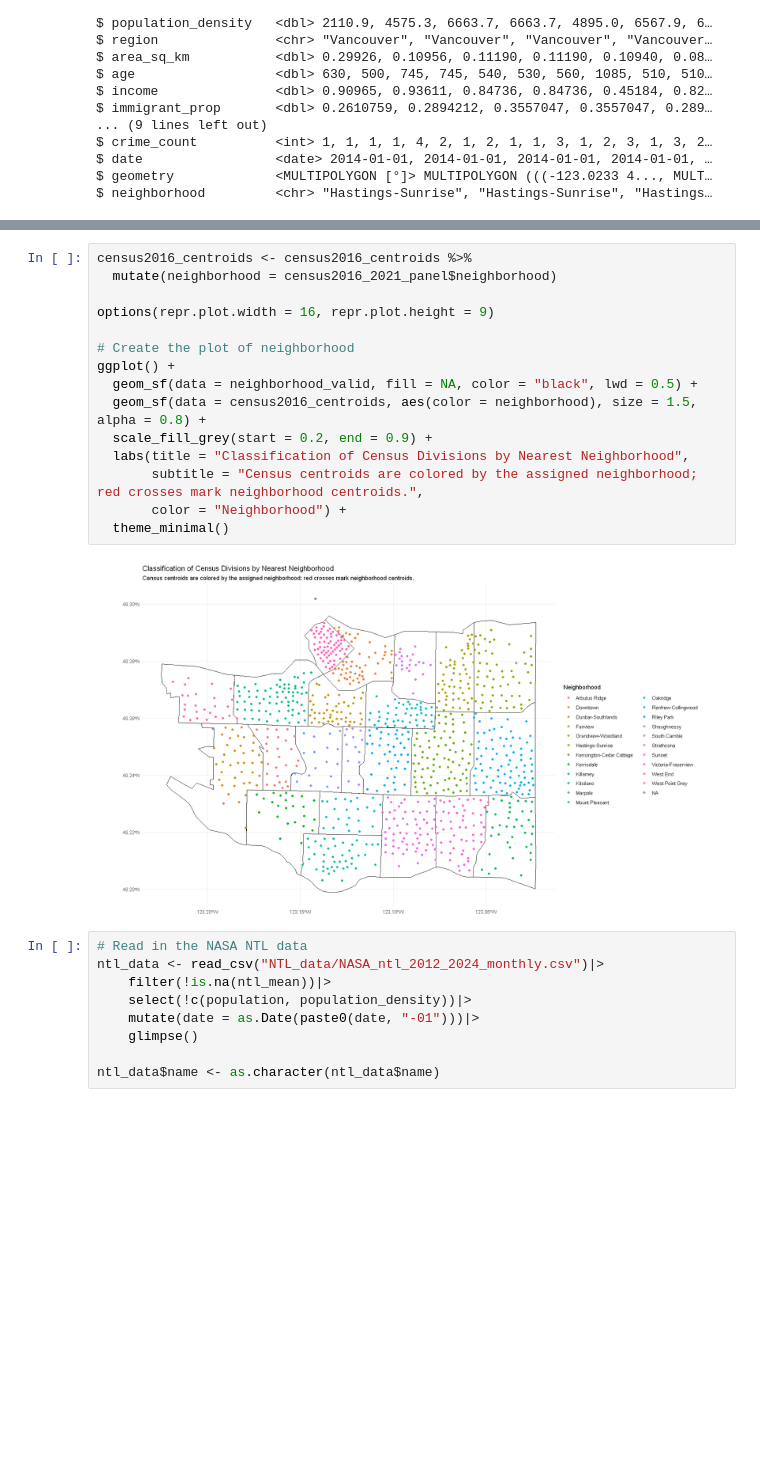
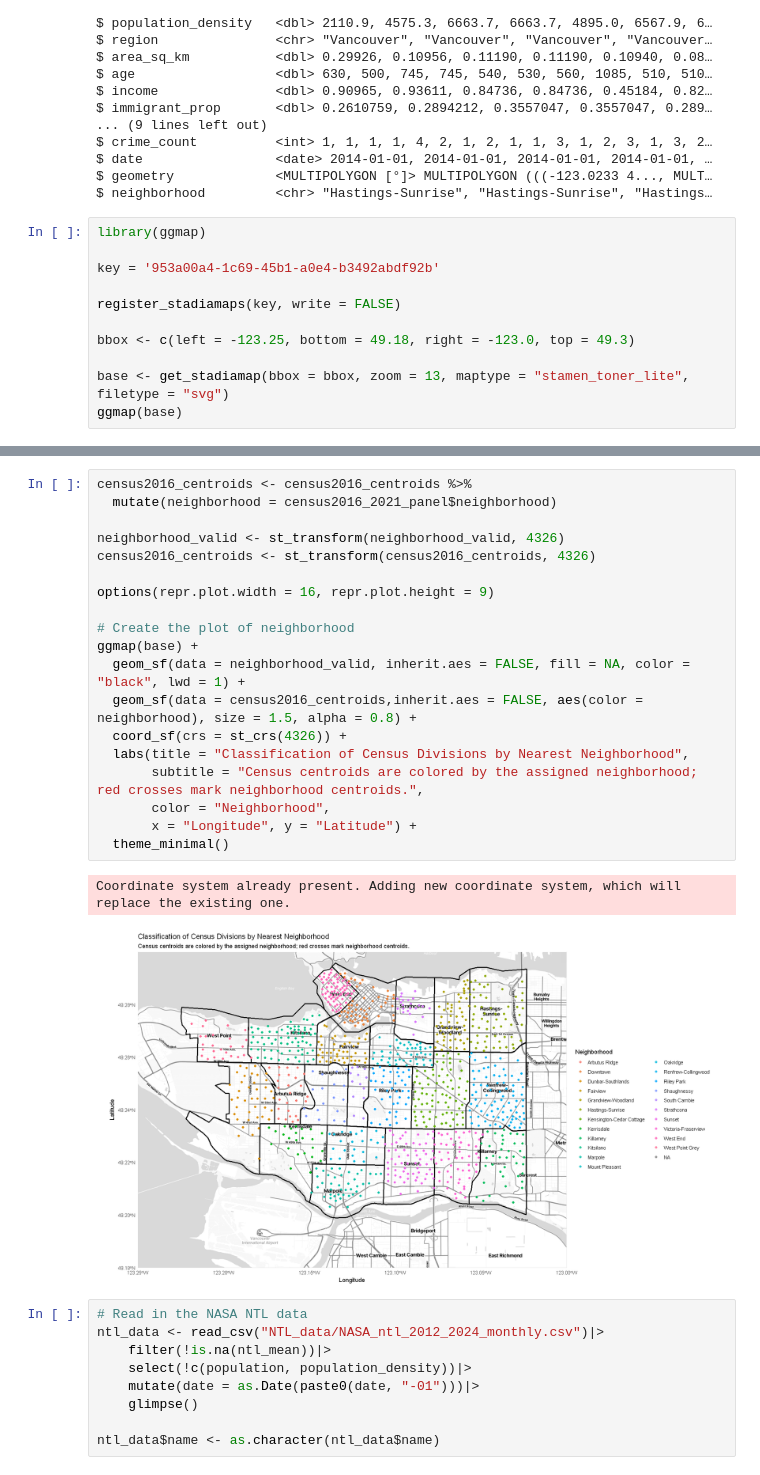
Before and after one commit to Irene-Berezin/econ_398_project, a Jupyter notebook: project_workbook.ipynb, the cells around one changed output, grey strips where cells are left out. Saved outputs shown, nothing was run; the diff lists cells and outputs as text; blank space fills up the shorter version.

```diff
--- a/project_workbook.ipynb
+++ b/project_workbook.ipynb
@@ -304,3 +310,14 @@ $ crime_count          <int> 1, 1, 1, 1, 4, 2, 1, 2, 1, 1, 3, 1, 2, 3, 1, 3, 2
 $ date                 <date> 2014-01-01, 2014-01-01, 2014-01-01, 2014-01-01, …
 $ geometry             <MULTIPOLYGON [°]> MULTIPOLYGON (((-123.0233 4..., MULT…
 $ neighborhood         <chr> "Hastings-Sunrise", "Hastings-Sunrise", "Hastings…
+# %%
+library(ggmap)
+
+key = '953a00a4-1c69-45b1-a0e4-b3492abdf92b'
+
+register_stadiamaps(key, write = FALSE)
+
+bbox <- c(left = -123.25, bottom = 49.18, right = -123.0, top = 49.3)
+
+base <- get_stadiamap(bbox = bbox, zoom = 13, maptype = "stamen_toner_lite", filetype = "svg")
+ggmap(base)
@@ -307,20 +329,26 @@ $ neighborhood         <chr> "Hastings-Sunrise", "Hastings-Sunrise", "Hastings
 # %%
 census2016_centroids <- census2016_centroids %>%
   mutate(neighborhood = census2016_2021_panel$neighborhood)
 
+neighborhood_valid <- st_transform(neighborhood_valid, 4326)
+census2016_centroids <- st_transform(census2016_centroids, 4326)
+
 options(repr.plot.width = 16, repr.plot.height = 9)
 
 # Create the plot of neighborhood
-ggplot() +
-  geom_sf(data = neighborhood_valid, fill = NA, color = "black", lwd = 0.5) +
-  geom_sf(data = census2016_centroids, aes(color = neighborhood), size = 1.5, alpha = 0.8) +
-  scale_fill_grey(start = 0.2, end = 0.9) +
+ggmap(base) +
+  geom_sf(data = neighborhood_valid, inherit.aes = FALSE, fill = NA, color = "black", lwd = 1) +
+  geom_sf(data = census2016_centroids,inherit.aes = FALSE, aes(color = neighborhood), size = 1.5, alpha = 0.8) +
+  coord_sf(crs = st_crs(4326)) +
   labs(title = "Classification of Census Divisions by Nearest Neighborhood",
        subtitle = "Census centroids are colored by the assigned neighborhood; red crosses mark neighborhood centroids.",
-       color = "Neighborhood") +
+       color = "Neighborhood",
+       x = "Longitude", y = "Latitude") +
   theme_minimal()
 # %% [output]
+Coordinate system already present. Adding new coordinate system, which will
+replace the existing one.
-[figure, old version]
+[figure, new version]
 # %%
 # Read in the NASA NTL data
 ntl_data <- read_csv("NTL_data/NASA_ntl_2012_2024_monthly.csv")|>
```
Also changed, not shown: parts of 69 cells of this notebook.
